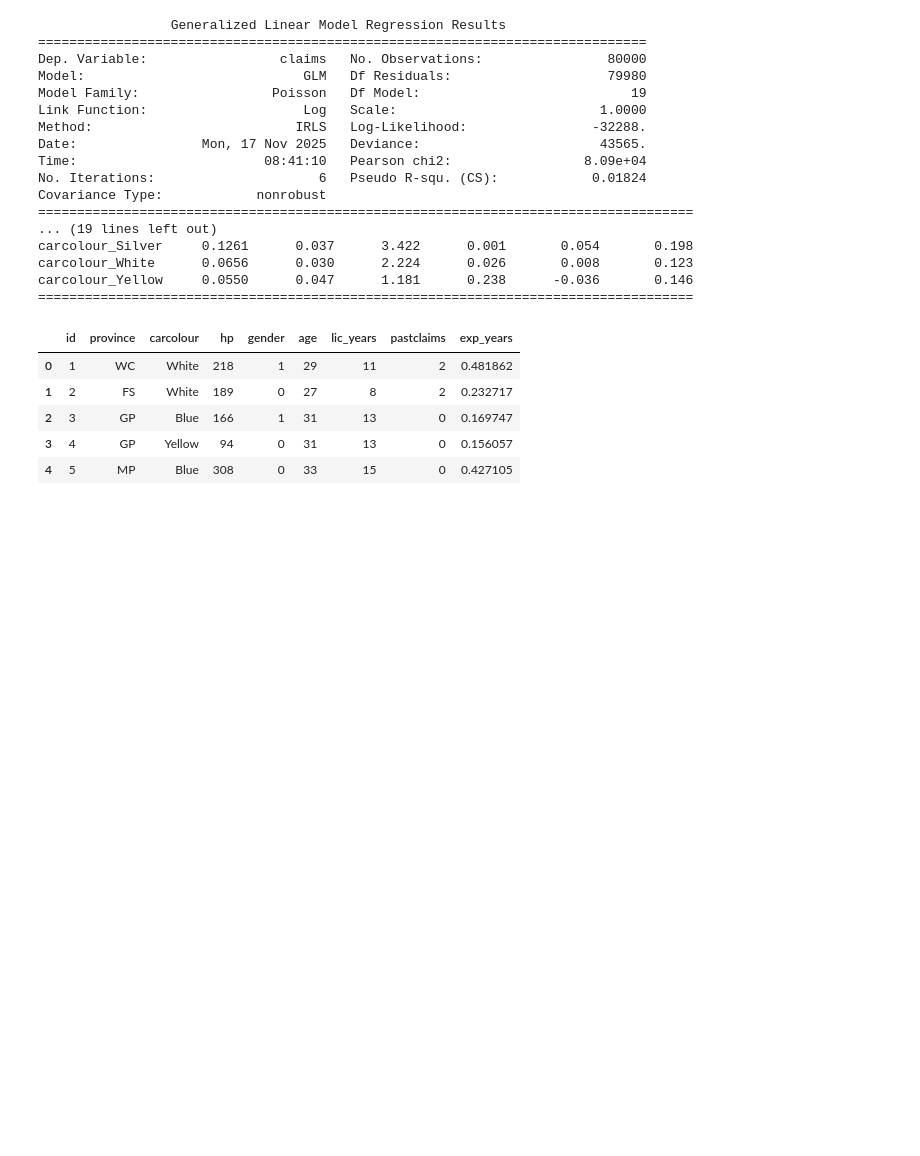
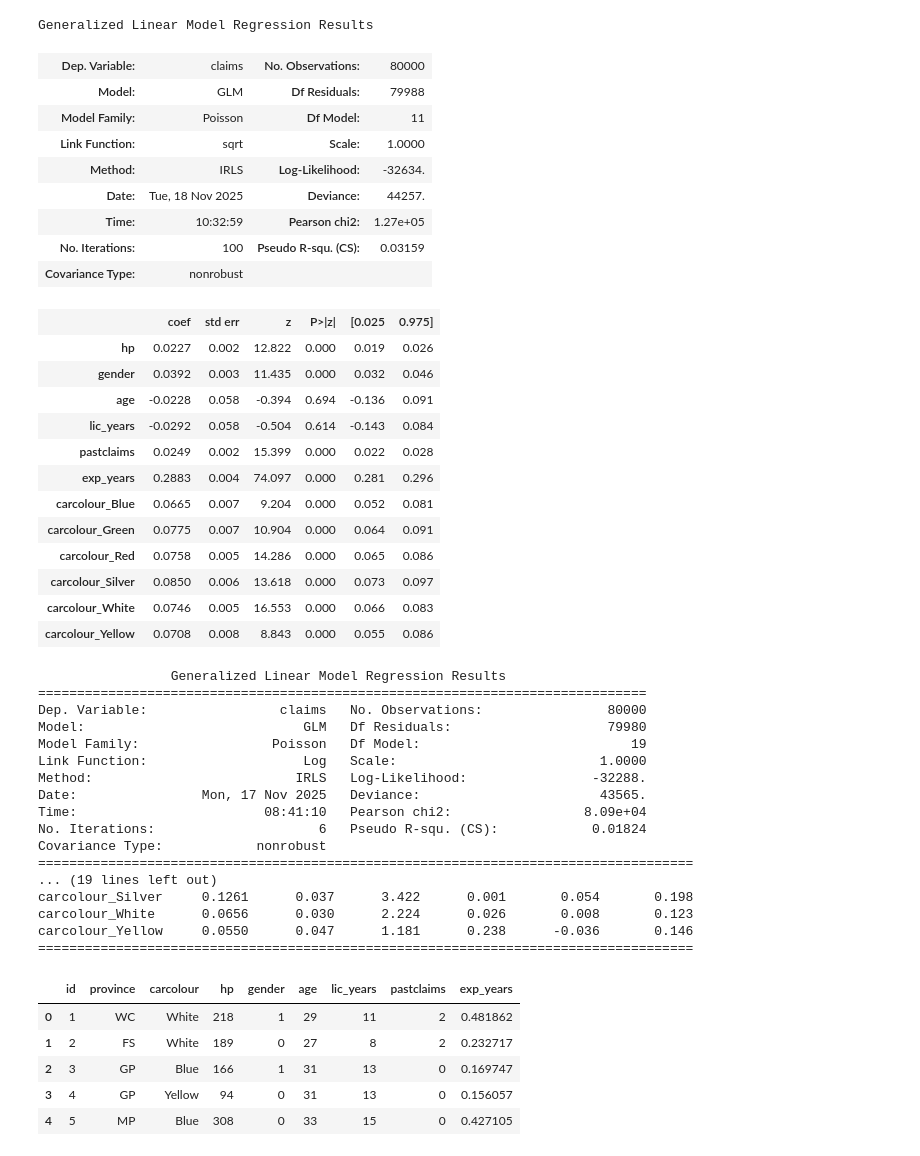
Before and after one commit to ArmandtErasmus/claims_prediction, a Jupyter notebook: data/model.ipynb, the cells around one changed output. Saved outputs shown, nothing was run; the diff lists cells and outputs as text; code cells hidden in the pictures; blank space fills up the shorter version.

```diff
--- a/data/model.ipynb
+++ b/data/model.ipynb
@@ -1,13 +1,9 @@
 # %%
 import pandas as pd
 import statsmodels.api as sm
+import statsmodels.formula.api as smf
 import pandas as pd
 import numpy as np
 
 # Load
-df = pd.read_csv("historical_data.csv")
-
-# One-hot encode categoricals
-df = pd.get_dummies(df, columns=["province", "carcolour"], drop_first=True)
-bool_cols = df.select_dtypes(include=["bool"]).columns
-df[bool_cols] = df[bool_cols].astype(int)
+df = pd.read_csv("historical_data.csv", index_col=0)
@@ -13,0 +20,17 @@ df[bool_cols] = df[bool_cols].astype(int)
+# %%
+df_2 = pd.get_dummies(df, columns=["province", "carcolour"], drop_first=True)
+bool_cols = df_2.select_dtypes(include=["bool"]).columns
+df_2[bool_cols] = df_2[bool_cols].astype(int)
+
+
+df_3 = df.drop(columns=["province"])
+df_3 = pd.get_dummies(df_3, columns=["carcolour"], drop_first=True)
+bool_cols = df_3.select_dtypes(include=["bool"]).columns
+df_3[bool_cols] = df_3[bool_cols].astype(int)
+
+df_4 = df.drop(columns=["carcolour", "province"])
+
+df_5 = df_4.drop(columns=["hp"])
+
+X = df_5.drop(columns=["claims"])
+y = df_4["claims"]
@@ -13,0 +62,5 @@ df[bool_cols] = df[bool_cols].astype(int)
+# %%
+#X_new = X.drop(columns=["hp", "lic_years"])
+X_new = X
+data = pd.concat([X, y], axis=1)
+data.head()
@@ -14 +99,33 @@ df[bool_cols] = df[bool_cols].astype(int)
+# %%
+model = sm.GLM(
+    y,
+    X_new,
+    family=sm.families.Poisson(link=sm.families.links.sqrt())
+).fit()
+# %%
+model.summary()
+# %% [output]
+Generalized Linear Model Regression Results
+| Dep. Variable: | claims | No. Observations: | 80000 |
+| Model: | GLM | Df Residuals: | 79988 |
+| Model Family: | Poisson | Df Model: | 11 |
+| Link Function: | sqrt | Scale: | 1.0000 |
+| Method: | IRLS | Log-Likelihood: | -32634. |
+| Date: | Tue, 18 Nov 2025 | Deviance: | 44257. |
+| Time: | 10:32:59 | Pearson chi2: | 1.27e+05 |
+| No. Iterations: | 100 | Pseudo R-squ. (CS): | 0.03159 |
+| Covariance Type: | nonrobust |  |  |
+|  | coef | std err | z | P>|z| | [0.025 | 0.975] |
+| hp | 0.0227 | 0.002 | 12.822 | 0.000 | 0.019 | 0.026 |
+| gender | 0.0392 | 0.003 | 11.435 | 0.000 | 0.032 | 0.046 |
+| age | -0.0228 | 0.058 | -0.394 | 0.694 | -0.136 | 0.091 |
+| lic_years | -0.0292 | 0.058 | -0.504 | 0.614 | -0.143 | 0.084 |
+| pastclaims | 0.0249 | 0.002 | 15.399 | 0.000 | 0.022 | 0.028 |
+| exp_years | 0.2883 | 0.004 | 74.097 | 0.000 | 0.281 | 0.296 |
+| carcolour_Blue | 0.0665 | 0.007 | 9.204 | 0.000 | 0.052 | 0.081 |
+| carcolour_Green | 0.0775 | 0.007 | 10.904 | 0.000 | 0.064 | 0.091 |
+| carcolour_Red | 0.0758 | 0.005 | 14.286 | 0.000 | 0.065 | 0.086 |
+| carcolour_Silver | 0.0850 | 0.006 | 13.618 | 0.000 | 0.073 | 0.097 |
+| carcolour_White | 0.0746 | 0.005 | 16.553 | 0.000 | 0.066 | 0.083 |
+| carcolour_Yellow | 0.0708 | 0.008 | 8.843 | 0.000 | 0.055 | 0.086 |
 # %%
```
Also changed, not shown: parts of 7 cells of this notebook.
